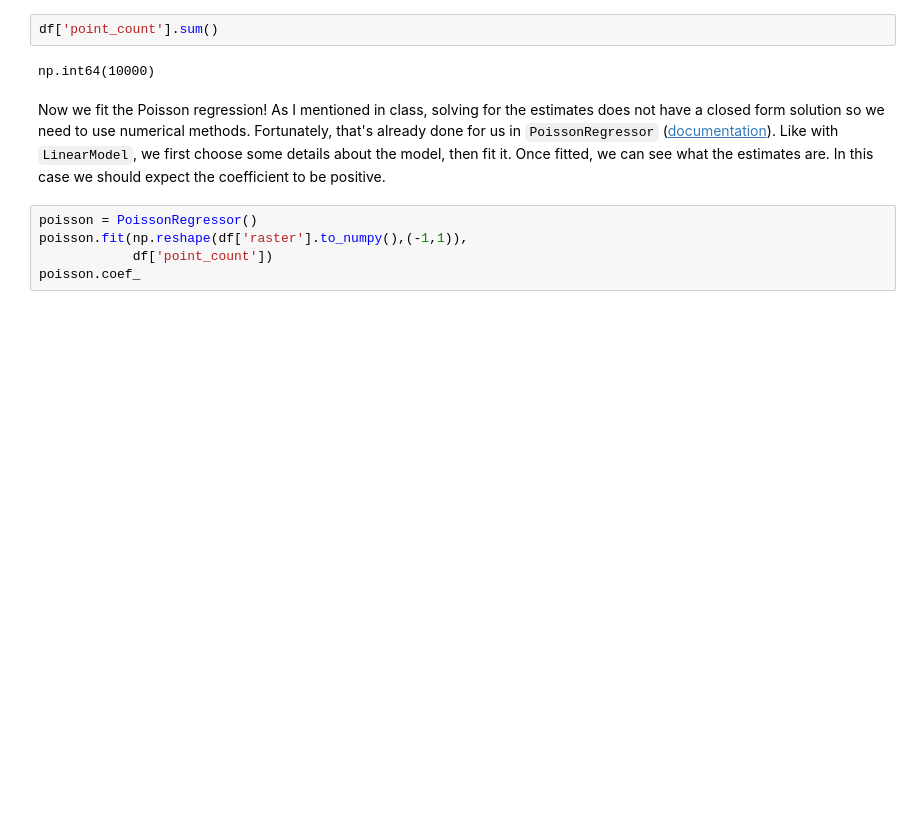
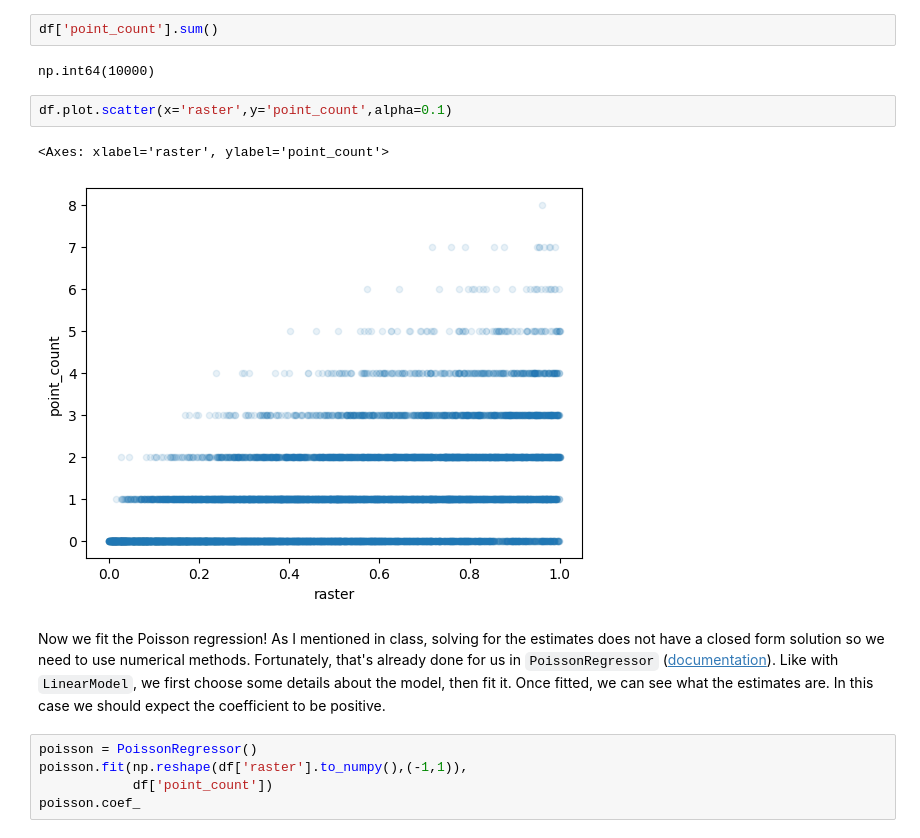
Before and after one commit to joelferg/spatial_data_analysis, a Jupyter notebook: lectures/Class Feb 26.ipynb, the cells around one changed output. Cells and saved outputs as stored; diff of their text form; blank space fills up the shorter version.

```diff
--- a/lectures/Class Feb 26.ipynb
+++ b/lectures/Class Feb 26.ipynb
@@ -212,6 +196,11 @@ df
 df['point_count'].sum()
 # %% [output]
 np.int64(10000)
+# %%
+df.plot.scatter(x='raster',y='point_count',alpha=0.1)
+# %% [output]
+<Axes: xlabel='raster', ylabel='point_count'>
+[figure, added]
 # %% [markdown]
 Now we fit the Poisson regression! As I mentioned in class, solving for the estimates does not have a closed form solution so we need to use numerical methods. Fortunately, that's already done for us in `PoissonRegressor` ([documentation](https://scikit-learn.org/stable/modules/generated/sklearn.linear_model.PoissonRegressor.html)). Like with `LinearModel`, we first choose some details about the model, then fit it. Once fitted, we can see what the estimates are. In this case we should expect the coefficient to be positive.
 # %%
```
Also changed, not shown: parts of 12 cells of this notebook.
